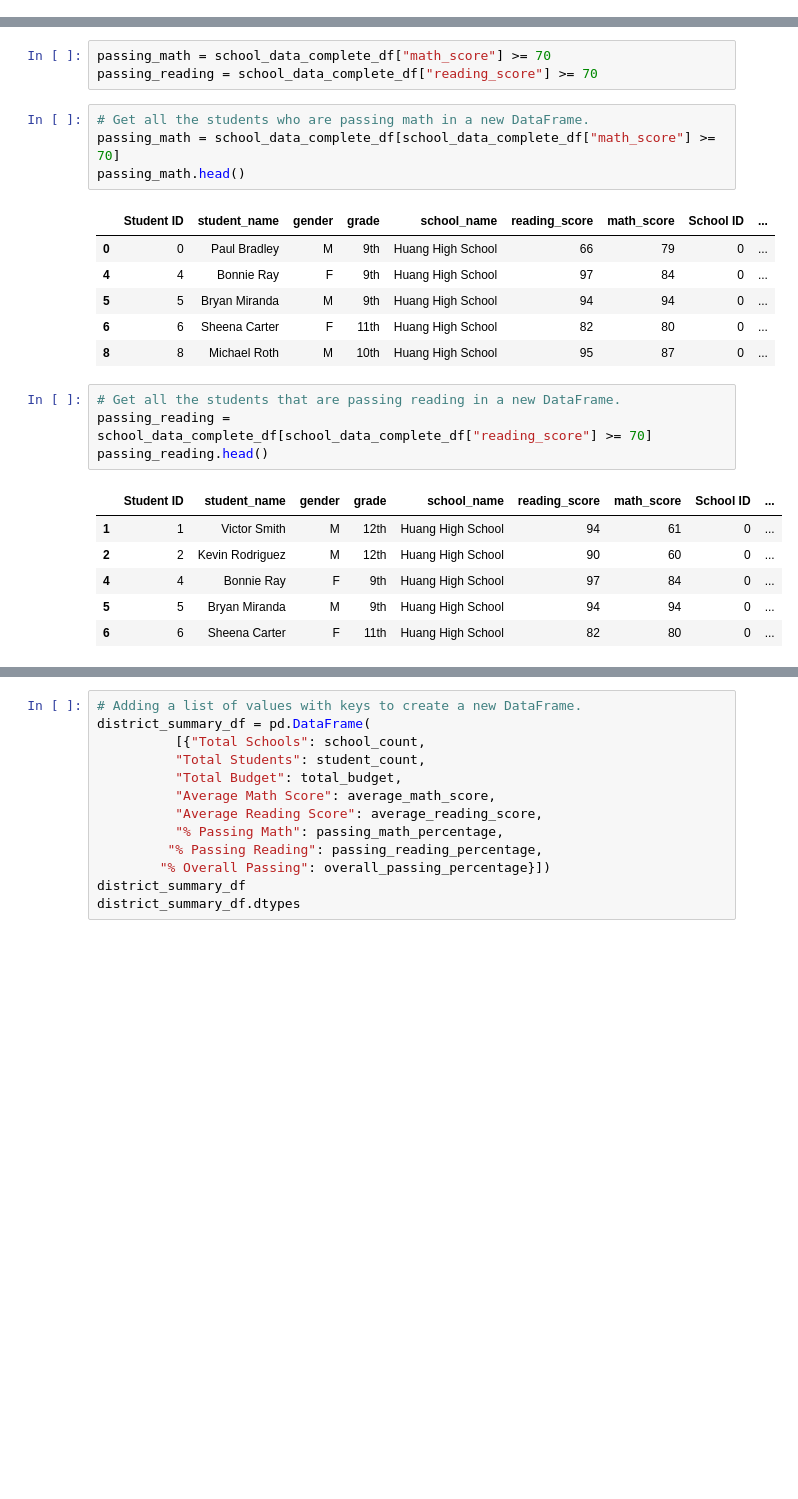
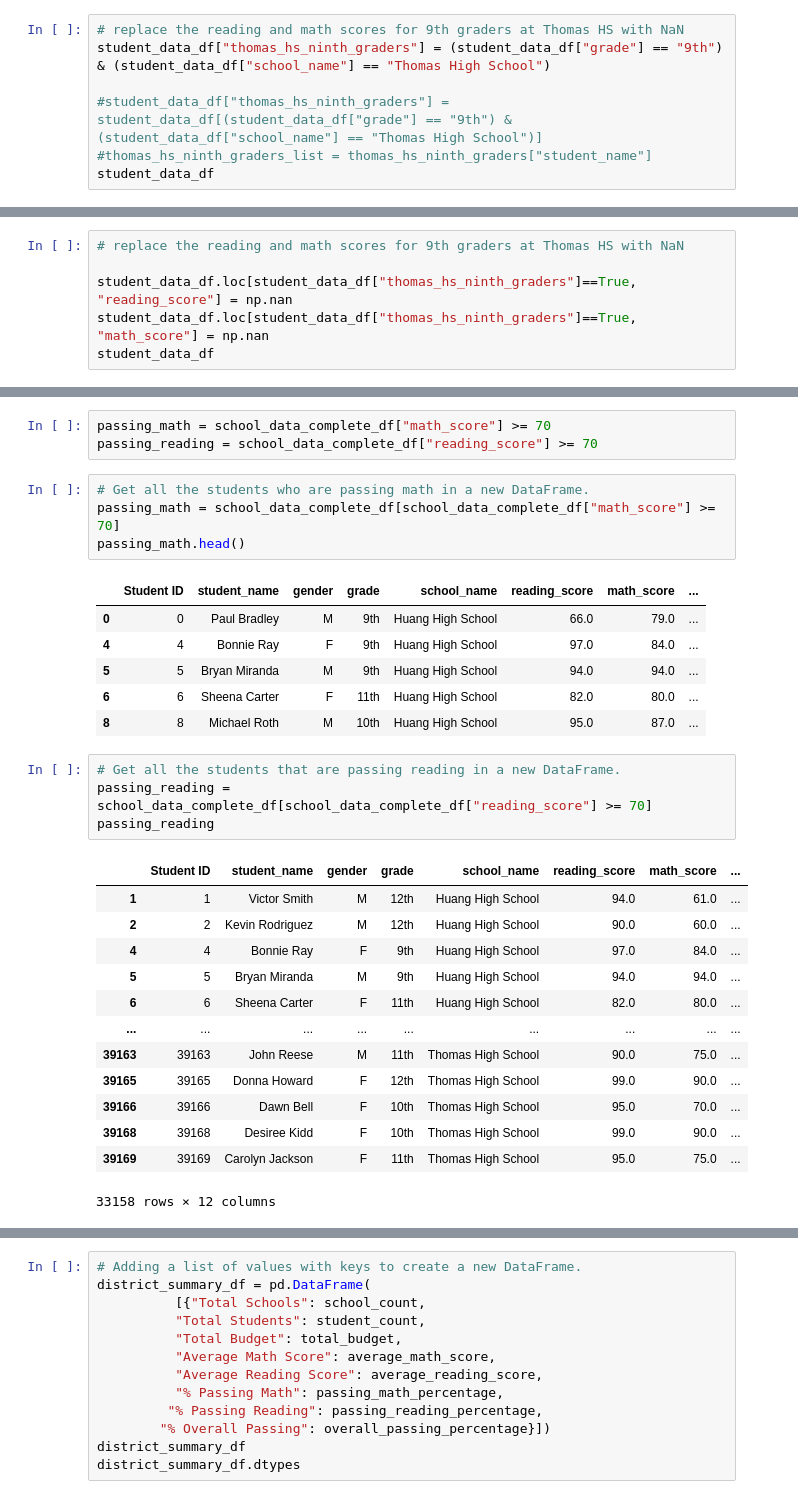
Before and after one commit to suzanne-wilson/school_district_analysis, a Jupyter notebook: PyCitySchools_challenge.ipynb, the cells around one changed output, grey strips where cells are left out. Cells and saved outputs as stored; diff of their text form; blank space fills up the shorter version.

Commit message:
replaced math and reading scores.

```diff
--- a/PyCitySchools_challenge.ipynb
+++ b/PyCitySchools_challenge.ipynb
@@ -168,0 +172,7 @@ dtype: object
+# %%
+# replace the reading and math scores for 9th graders at Thomas HS with NaN
+student_data_df["thomas_hs_ninth_graders"] = (student_data_df["grade"] == "9th") & (student_data_df["school_name"] == "Thomas High School")
+
+#student_data_df["thomas_hs_ninth_graders"] = student_data_df[(student_data_df["grade"] == "9th") & (student_data_df["school_name"] == "Thomas High School")]
+#thomas_hs_ninth_graders_list = thomas_hs_ninth_graders["student_name"]
+student_data_df
@@ -168,0 +193,6 @@ dtype: object
+# %%
+# replace the reading and math scores for 9th graders at Thomas HS with NaN
+
+student_data_df.loc[student_data_df["thomas_hs_ninth_graders"]==True, "reading_score"] = np.nan
+student_data_df.loc[student_data_df["thomas_hs_ninth_graders"]==True, "math_score"] = np.nan
+student_data_df
@@ -231,23 +275,30 @@ passing_reading = school_data_complete_df["reading_score"] >= 70
 passing_math = school_data_complete_df[school_data_complete_df["math_score"] >= 70]
 passing_math.head()
 # %% [output]
-|  | Student ID | student_name | gender | grade | school_name | reading_score | math_score | School ID | ... |
-| 0 | 0 | Paul Bradley | M | 9th | Huang High School | 66 | 79 | 0 | ... |
-| 4 | 4 | Bonnie Ray | F | 9th | Huang High School | 97 | 84 | 0 | ... |
-| 5 | 5 | Bryan Miranda | M | 9th | Huang High School | 94 | 94 | 0 | ... |
-| 6 | 6 | Sheena Carter | F | 11th | Huang High School | 82 | 80 | 0 | ... |
-| 8 | 8 | Michael Roth | M | 10th | Huang High School | 95 | 87 | 0 | ... |
+|  | Student ID | student_name | gender | grade | school_name | reading_score | math_score | ... |
+| 0 | 0 | Paul Bradley | M | 9th | Huang High School | 66.0 | 79.0 | ... |
+| 4 | 4 | Bonnie Ray | F | 9th | Huang High School | 97.0 | 84.0 | ... |
+| 5 | 5 | Bryan Miranda | M | 9th | Huang High School | 94.0 | 94.0 | ... |
+| 6 | 6 | Sheena Carter | F | 11th | Huang High School | 82.0 | 80.0 | ... |
+| 8 | 8 | Michael Roth | M | 10th | Huang High School | 95.0 | 87.0 | ... |
 # %%
 # Get all the students that are passing reading in a new DataFrame.
 passing_reading = school_data_complete_df[school_data_complete_df["reading_score"] >= 70]
-passing_reading.head()
+passing_reading
 # %% [output]
-|  | Student ID | student_name | gender | grade | school_name | reading_score | math_score | School ID | ... |
-| 1 | 1 | Victor Smith | M | 12th | Huang High School | 94 | 61 | 0 | ... |
-| 2 | 2 | Kevin Rodriguez | M | 12th | Huang High School | 90 | 60 | 0 | ... |
-| 4 | 4 | Bonnie Ray | F | 9th | Huang High School | 97 | 84 | 0 | ... |
-| 5 | 5 | Bryan Miranda | M | 9th | Huang High School | 94 | 94 | 0 | ... |
-| 6 | 6 | Sheena Carter | F | 11th | Huang High School | 82 | 80 | 0 | ... |
+|  | Student ID | student_name | gender | grade | school_name | reading_score | math_score | ... |
+| 1 | 1 | Victor Smith | M | 12th | Huang High School | 94.0 | 61.0 | ... |
+| 2 | 2 | Kevin Rodriguez | M | 12th | Huang High School | 90.0 | 60.0 | ... |
+| 4 | 4 | Bonnie Ray | F | 9th | Huang High School | 97.0 | 84.0 | ... |
+| 5 | 5 | Bryan Miranda | M | 9th | Huang High School | 94.0 | 94.0 | ... |
+| 6 | 6 | Sheena Carter | F | 11th | Huang High School | 82.0 | 80.0 | ... |
+| ... | ... | ... | ... | ... | ... | ... | ... | ... |
+| 39163 | 39163 | John Reese | M | 11th | Thomas High School | 90.0 | 75.0 | ... |
+| 39165 | 39165 | Donna Howard | F | 12th | Thomas High School | 99.0 | 90.0 | ... |
+| 39166 | 39166 | Dawn Bell | F | 10th | Thomas High School | 95.0 | 70.0 | ... |
+| 39168 | 39168 | Desiree Kidd | F | 10th | Thomas High School | 99.0 | 90.0 | ... |
+| 39169 | 39169 | Carolyn Jackson | F | 11th | Thomas High School | 95.0 | 75.0 | ... |
+33158 rows × 12 columns
 # %%
 passing_math.count()
 passing_math["student_name"].count()
```
Also changed, not shown: parts of 33 cells of this notebook.
